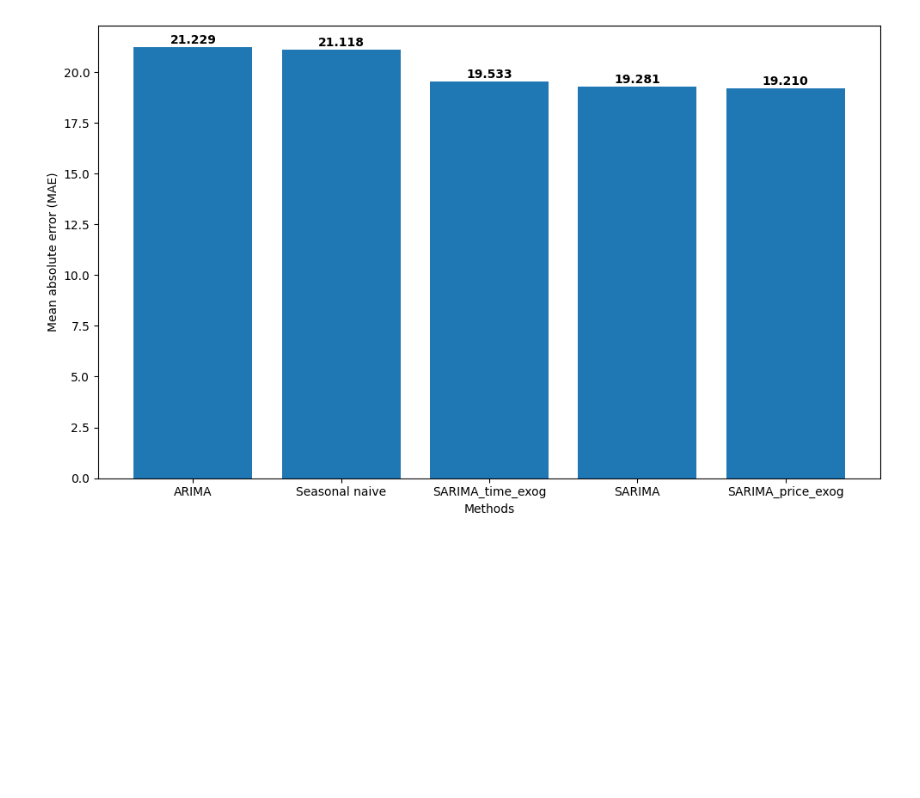
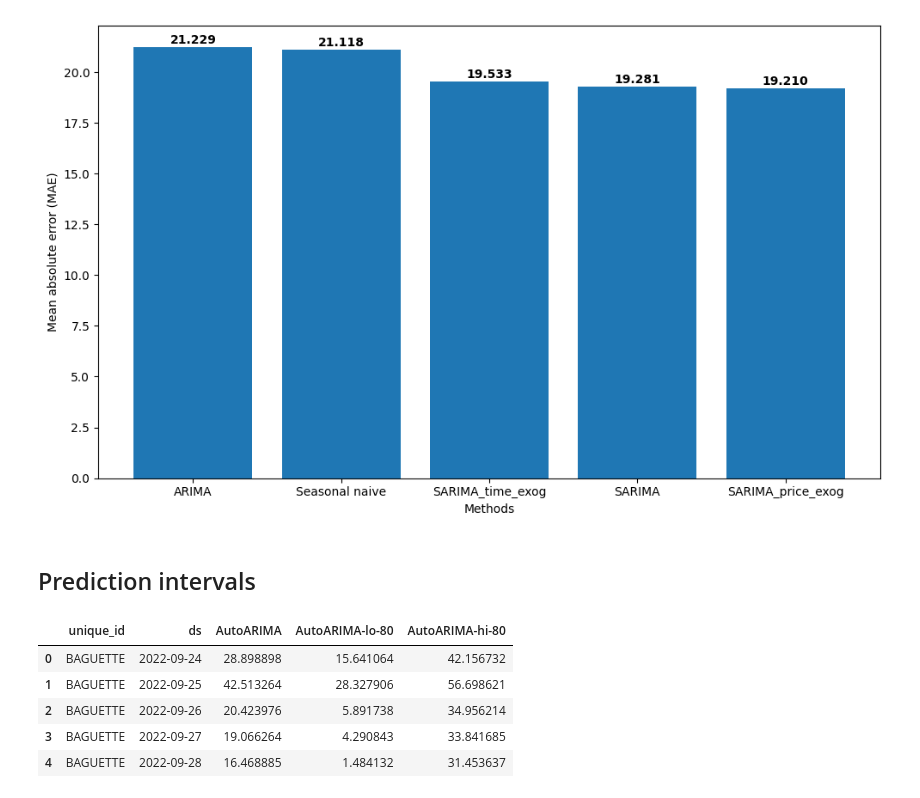
Before and after one commit to Shalha-Mucha18/Learn_TS_Forcasting, a Jupyter notebook: forcast_v1.ipynb, the cells around one changed output. Cells and saved outputs as stored; diff of their text form; code cells hidden in the pictures; blank space fills up the shorter version.

```diff
--- a/forcast_v1.ipynb
+++ b/forcast_v1.ipynb
@@ -505,3 +505,5 @@ plt.tight_layout()
 plt.show()
 # %% [output]
 [figure]
+# %% [markdown]
+## Prediction intervals
@@ -507,0 +523,9 @@ plt.show()
+# %%
+prob_preds.head()
+# %% [output]
+|  | unique_id | ds | AutoARIMA | AutoARIMA-lo-80 | AutoARIMA-hi-80 |
+| 0 | BAGUETTE | 2022-09-24 | 28.898898 | 15.641064 | 42.156732 |
+| 1 | BAGUETTE | 2022-09-25 | 42.513264 | 28.327906 | 56.698621 |
+| 2 | BAGUETTE | 2022-09-26 | 20.423976 | 5.891738 | 34.956214 |
+| 3 | BAGUETTE | 2022-09-27 | 19.066264 | 4.290843 | 33.841685 |
+| 4 | BAGUETTE | 2022-09-28 | 16.468885 | 1.484132 | 31.453637 |
```
Also changed, not shown: parts of 6 cells of this notebook.
